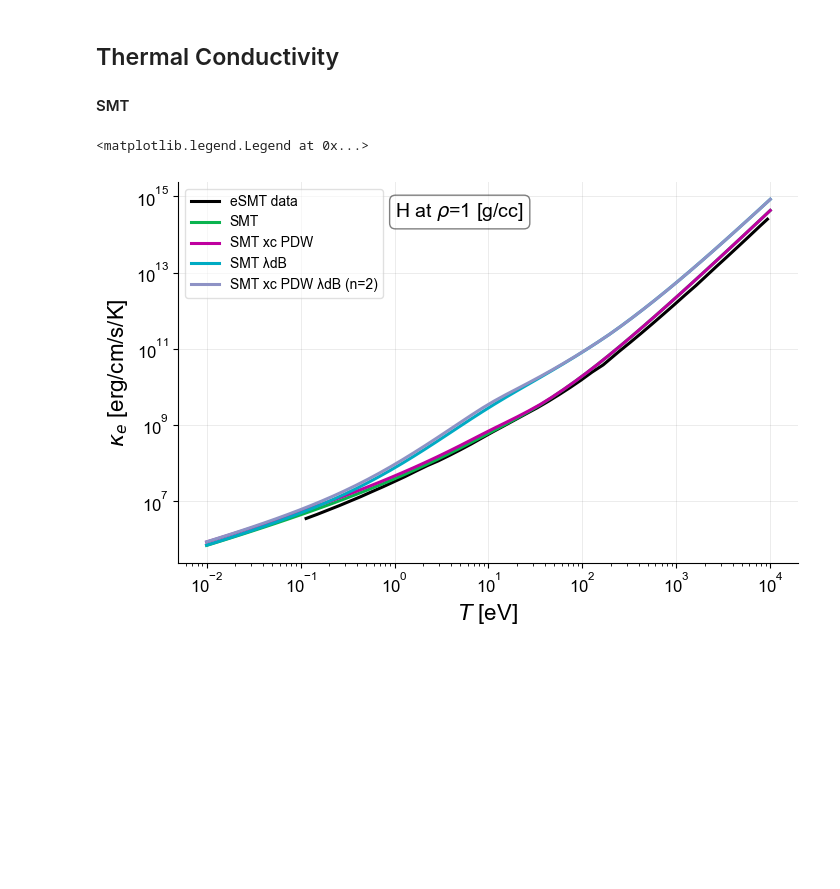
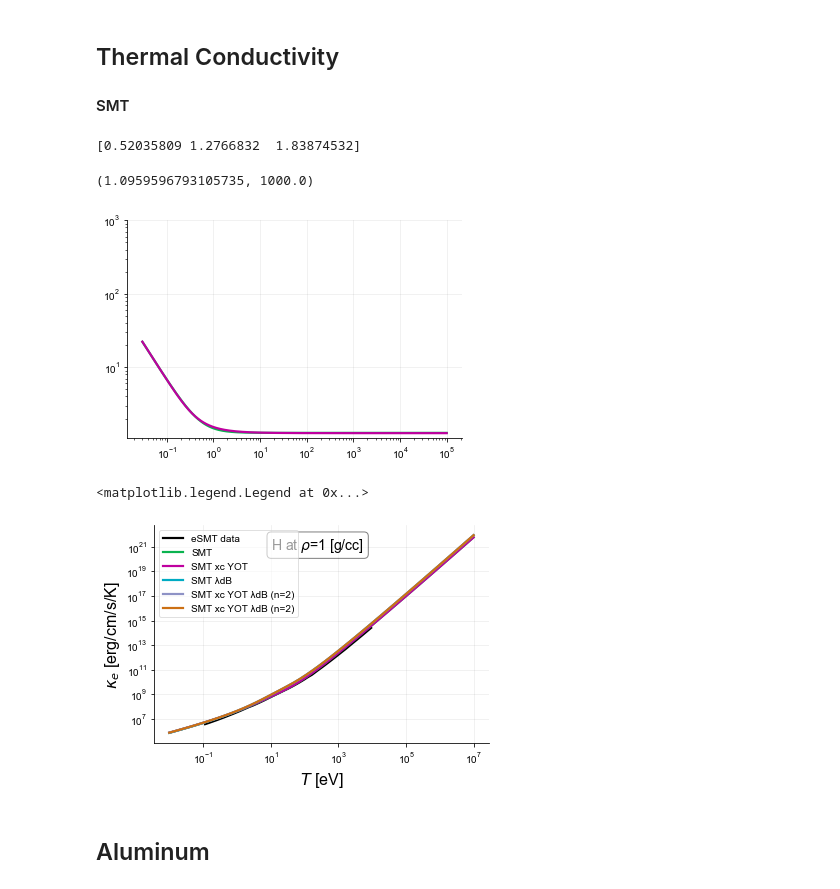
Before and after one commit to ZachAJohnson/SMT, a Jupyter notebook: examples/Example_XC_λ_Validation.ipynb, the cells around one changed output. Drawn from its saved outputs; the diff is of its cells as text; code cells hidden in the pictures; blank space fills up the shorter version.

```diff
--- a/examples/Example_XC_λ_Validation.ipynb
+++ b/examples/Example_XC_λ_Validation.ipynb
@@ -43,12 +45,12 @@ mpl.rcParams['figure.dpi'] = 100
 # %% [markdown]
 ## Define Useful transport function
 # %%
-def get_transport_functions(Z, A, ni_cc, xc_type=None, λdB=False):
+def get_transport_functions(Z, A, ni_cc, xc_type=None, λdB=False, ae=False, PB = False):
 
     if xc_type==None:
-        smt = SMT.TransportProperties(1, np.array([m_amu*A]), np.array([Z]), np.array([1*eV_to_AU, 1*eV_to_AU ]), np.array([ni_cc])*invcc_to_AU, improved_xc_SMT=False, improved_λdB_SMT=λdB, λdB_n=λdB_n)
+        smt = SMT.TransportProperties(1, np.array([m_amu*A]), np.array([Z]), np.array([1*eV_to_AU, 1*eV_to_AU ]), np.array([ni_cc])*invcc_to_AU, improved_xc_SMT=False, improved_λdB_SMT=λdB, improved_ae_SMT=ae , λdB_n=λdB_n, improved_PauliBlocking = PB)
     else:
-        smt = SMT.TransportProperties(1, np.array([m_amu*A]), np.array([Z]), np.array([1*eV_to_AU, 1*eV_to_AU ]), np.array([ni_cc])*invcc_to_AU, improved_xc_SMT=True, improved_λdB_SMT=λdB, xc_type='PDW', λdB_n=λdB_n)
+        smt = SMT.TransportProperties(1, np.array([m_amu*A]), np.array([Z]), np.array([1*eV_to_AU, 1*eV_to_AU ]), np.array([ni_cc])*invcc_to_AU, improved_xc_SMT=True, improved_λdB_SMT=λdB, improved_ae_SMT=ae, xc_type='YOT', λdB_n=λdB_n, improved_PauliBlocking = PB)
 
     # All out in cgs
     @np.vectorize
@@ -92,7 +94,7 @@ def get_transport_functions(Z, A, ni_cc, xc_type=None, λdB=False):
         smt.T_array = np.array([T_AU, T_AU])
         λi_eff = 1/np.sqrt(np.sum( 1/(smt.λi_array**2 + smt.ri_eff**2)))
         θ = Degeneracy_Parameter(smt.Te, smt.ne)
-        return smt.λe, λi_eff, smt.λdBroglie, smt.rc_array, θ
+        return smt.λe, λi_eff, θ, smt.f_dB, smt.K_11_matrix[0,1]
 
     return ηSMT, ηYVM, κiSMT, κeSMT, σeSMT, λeff, λ_params
 # %% [markdown]
@@ -165,6 +182,49 @@ for ax in axs:
 ## Thermal Conductivity
 
 #### SMT
+# %%
+from scipy.integrate import quad
+from scipy.optimize import curve_fit
+
+@np.vectorize
+def sigma_integral(eta):
+    f_fd = lambda eps: 1/(1 + np.exp(eps-eta))
+    integral = lambda eps: f_fd(eps)*np.sqrt(eps)
+    int_of_theta = quad(integral, 0, 1e4 )
+    return int_of_theta[0]
+
+@np.vectorize
+def sigma_integral_PB(eta):
+    f_fd = lambda eps: 1/(1 + np.exp(eps-eta))
+    integral = lambda eps: (1-f_fd(eps))*f_fd(eps)*np.sqrt(eps)
+    int_of_theta = quad(integral, 0, 1e4 )
+    return int_of_theta[0]
+
+fig, ax  = plt.subplots()
+
+theta_array = np.geomspace(3e-2,1e5, num=1000)
+sigma_f = sigma_integral(1/theta_array)
+sigma_f_PB = sigma_integral_PB(1/theta_array)
+
+
+# a=1
+# b=1.5
+# c=0.99
+# n=2
+f_approx = lambda theta, a, b, n: b*(1 + (a/theta)**n)**(1/n)
+popt, pcov = curve_fit(f_approx,theta_array, sigma_f/sigma_f_PB, p0=[1, 1,1] )
+print(popt)
+ax.plot(theta_array, f_approx(theta_array, *popt))
+# ax.plot(theta_array, f_approx(theta_array, 1,1))
+ax.plot(theta_array, sigma_f/sigma_f_PB)
+
+ax.set_xscale('log')
+ax.set_yscale('log')
+ax.set_ylim(None,1e3)
+# %% [output]
+[0.52035809 1.2766832  1.83874532]
+(1.0959596793105735, 1000.0)
+[figure, added]
 # %%
 κ_data_e3b = read_csv("Fig3b_eSMT_κ.txt", delim_whitespace=True, header=1)
 # %%
@@ -177,37 +237,42 @@ ni_cc = ρi_gpercc/(m_amu*A*AU_to_g)
 λdB_n = 2
 
 SMT_H_funcs = get_transport_functions(Z,A,ni_cc)
-SMTPDW_H_funcs = get_transport_functions(Z,A,ni_cc, xc_type='PDW')
+SMTYOT_H_funcs = get_transport_functions(Z,A,ni_cc, xc_type='YOT')
 SMTλdB_H_funcs = get_transport_functions(Z,A,ni_cc, λdB = True )
-SMTPDWλdB_H_funcs = get_transport_functions(Z,A,ni_cc, λdB = True, xc_type='PDW' )
+SMTYOTλdB_H_funcs = get_transport_functions(Z,A,ni_cc, λdB = True, xc_type='YOT' )
+# SMTPBYOTλdB_H_funcs = get_transport_functions(Z,A,ni_cc, λdB = True, xc_type='YOT', PB=True )
 # %%
 fig, ax = plt.subplots( facecolor='white')
 
 # Plot digitized eSMT data
 ax.plot(κ_data_e3b['T[eV]'], κ_data_e3b['κ[erg/cm/s/K]'],'k-', label="eSMT data")
 
 ax.plot(TeV_list, SMT_H_funcs[3](TeV_list), label='SMT')
-ax.plot(TeV_list, SMTPDW_H_funcs[3](TeV_list), label='SMT xc PDW')
+ax.plot(TeV_list, SMTYOT_H_funcs[3](TeV_list), label='SMT xc YOT')
 ax.plot(TeV_list, SMTλdB_H_funcs[3](TeV_list), label='SMT λdB')
-ax.plot(TeV_list, SMTPDWλdB_H_funcs[3](TeV_list), label=f'SMT xc PDW λdB (n={λdB_n})')
+ax.plot(TeV_list, SMTYOTλdB_H_funcs[3](TeV_list), label=f'SMT xc YOT λdB (n={λdB_n})')
+ax.plot(TeV_list, SMTYOTλdB_H_funcs[3](TeV_list), label=f'SMT xc YOT λdB (n={λdB_n})')
+# ax.plot(TeV_list, SMTPBYOTλdB_H_funcs[3](TeV_list), label=f'SMT PB xc YOT λdB (n={λdB_n})')
 
 
 # Inset Text Box
 bbox = dict(boxstyle='round', facecolor='white', alpha=0.5)
 inset_text = f"{Element_name} at " r"$\rho$" + f"={ρi_gpercc} [g/cc]"
 ax.text(0.35, 0.95, inset_text, transform=ax.transAxes, fontsize=14,
         verticalalignment='top', bbox=bbox)
 
 ax.set_ylabel(r"$\kappa_e$ [erg/cm/s/K]")
 ax.set_xlabel(r"$T$ [eV]")
 
 # Scales
 ax.set_yscale('log')
 ax.set_xscale('log')
 
 # Legend
 ax.legend()
 # %% [output]
 <matplotlib.legend.Legend at 0x...>
-[figure, old version]
+[figure, new version]
+# %% [markdown]
+## Aluminum
 # %%
```
Also changed, not shown: parts of 6 cells of this notebook, 6 other files.
